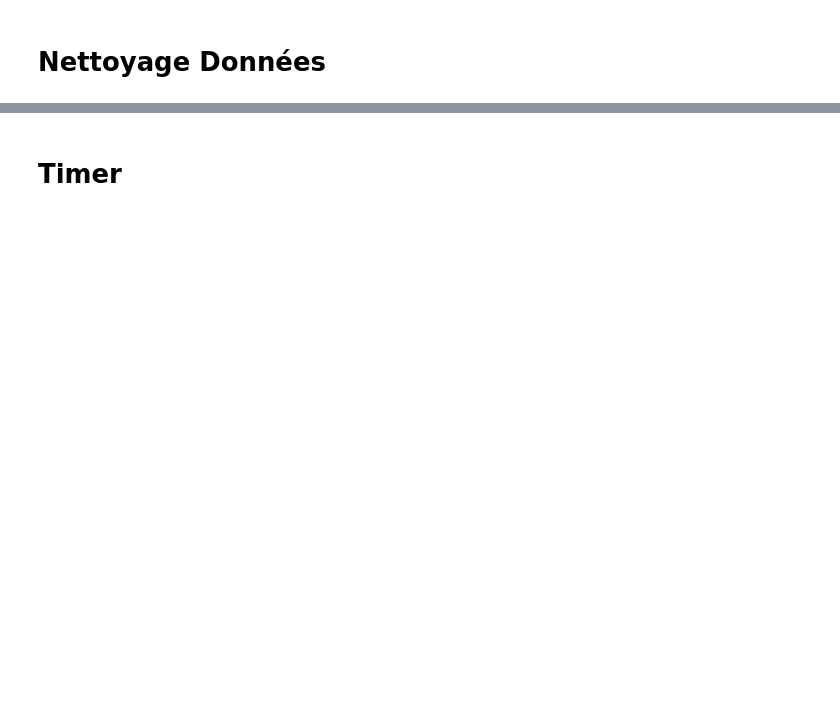
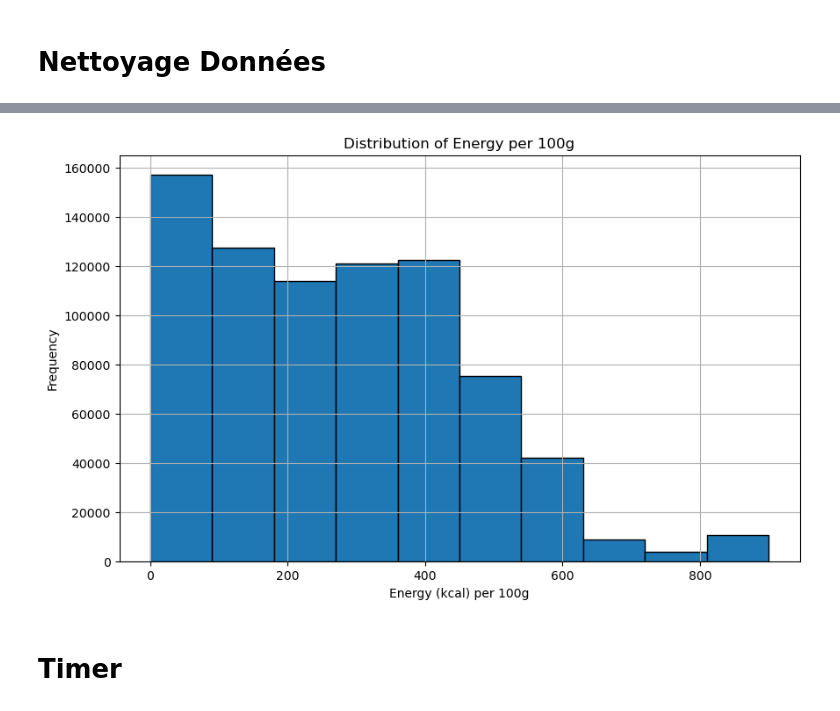
Before and after one commit to Ranack/Datafood, a Jupyter notebook: Foodfact.ipynb, the cells around one changed output, grey strips where cells are left out. Drawn from its saved outputs; the diff is of its cells as text; code cells hidden in the pictures; blank space fills up the shorter version.

```diff
--- a/Foodfact.ipynb
+++ b/Foodfact.ipynb
@@ -570,3 +344,13 @@ df.head(10)
+# %%
+plt.figure(figsize=(10, 6))
+plt.hist(df['energy-kcal_100g'], edgecolor='black')
+plt.xlabel('Energy (kcal) per 100g')
+plt.ylabel('Frequency')
+plt.title('Distribution of Energy per 100g')
+plt.grid(True)
+plt.show()
+# %% [output]
+[figure, added]
 # %% [markdown]
 # Timer
 # %%
```
Also changed, not shown: parts of 43 cells of this notebook.
